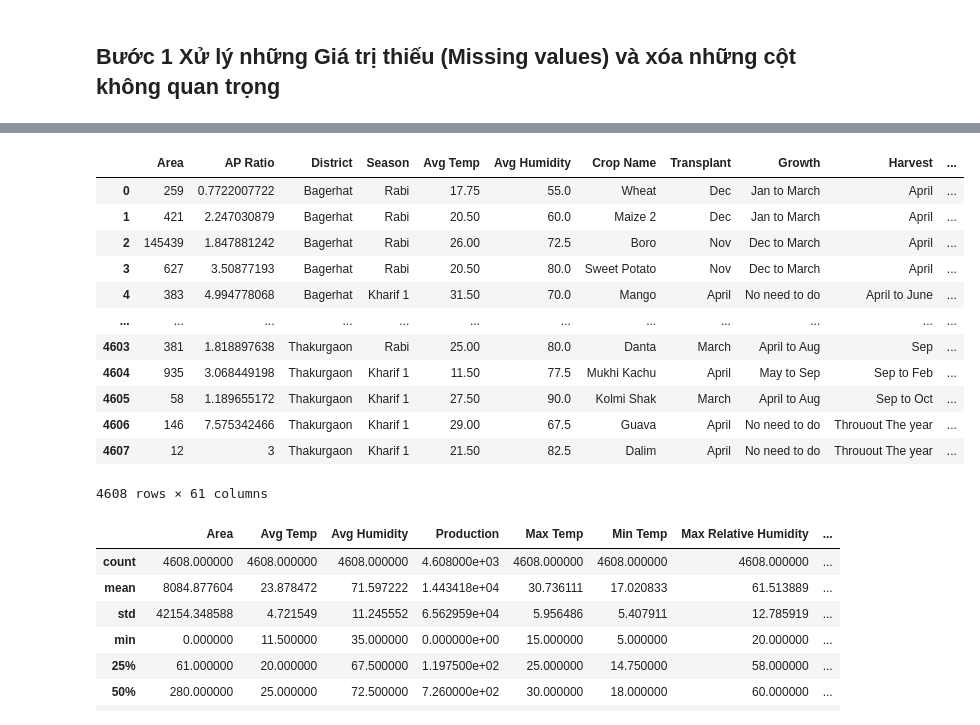
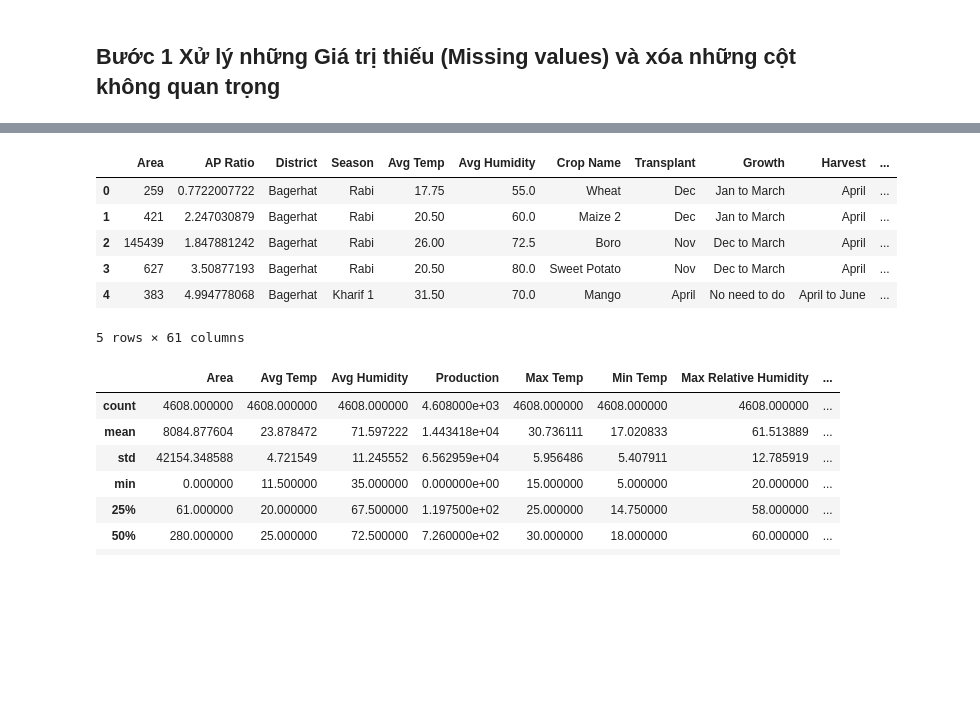
Before and after one commit to Group-9-i-i/ADY201m-Project, a Jupyter notebook: Data Cleaning/Data_cleaning.ipynb, the cells around one changed output, grey strips where cells are left out. Drawn from its saved outputs; the diff is of its cells as text; code cells hidden in the pictures; blank space fills up the shorter version.

```diff
--- a/Data Cleaning/Data_cleaning.ipynb
+++ b/Data Cleaning/Data_cleaning.ipynb
@@ -29,19 +29,13 @@ memory usage: 2.1 MB
 # %%
-df
+df.head()
 # %% [output]
 |  | Area | AP Ratio | District | Season | Avg Temp | Avg Humidity | Crop Name | Transplant | Growth | Harvest | ... |
 | 0 | 259 | 0.7722007722 | Bagerhat | Rabi | 17.75 | 55.0 | Wheat | Dec | Jan to March | April | ... |
 | 1 | 421 | 2.247030879 | Bagerhat | Rabi | 20.50 | 60.0 | Maize 2 | Dec | Jan to March | April | ... |
 | 2 | 145439 | 1.847881242 | Bagerhat | Rabi | 26.00 | 72.5 | Boro | Nov | Dec to March | April | ... |
 | 3 | 627 | 3.50877193 | Bagerhat | Rabi | 20.50 | 80.0 | Sweet Potato | Nov | Dec to March | April | ... |
 | 4 | 383 | 4.994778068 | Bagerhat | Kharif 1 | 31.50 | 70.0 | Mango | April | No need to do | April to June | ... |
-| ... | ... | ... | ... | ... | ... | ... | ... | ... | ... | ... | ... |
-| 4603 | 381 | 1.818897638 | Thakurgaon | Rabi | 25.00 | 80.0 | Danta | March | April to Aug | Sep | ... |
-| 4604 | 935 | 3.068449198 | Thakurgaon | Kharif 1 | 11.50 | 77.5 | Mukhi Kachu | April | May to Sep | Sep to Feb | ... |
-| 4605 | 58 | 1.189655172 | Thakurgaon | Kharif 1 | 27.50 | 90.0 | Kolmi Shak | March | April to Aug | Sep to Oct | ... |
-| 4606 | 146 | 7.575342466 | Thakurgaon | Kharif 1 | 29.00 | 67.5 | Guava | April | No need to do | Throuout The year | ... |
-| 4607 | 12 | 3 | Thakurgaon | Kharif 1 | 21.50 | 82.5 | Dalim | April | No need to do | Throuout The year | ... |
-4608 rows × 61 columns
+5 rows × 61 columns
 # %%
 df.describe()
 # %% [output]
```
Also changed, not shown: parts of 1 cell of this notebook, 7 other files.
